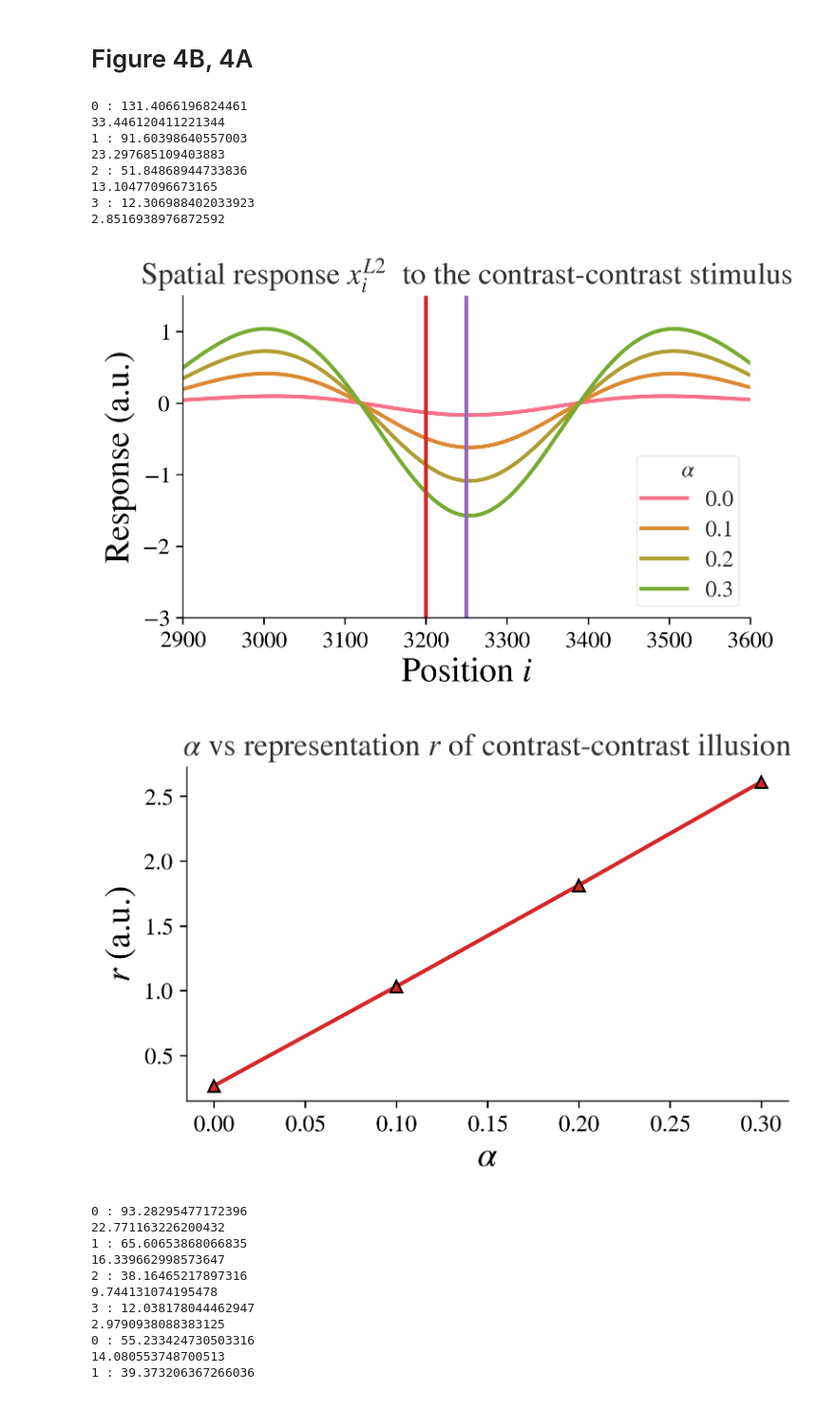
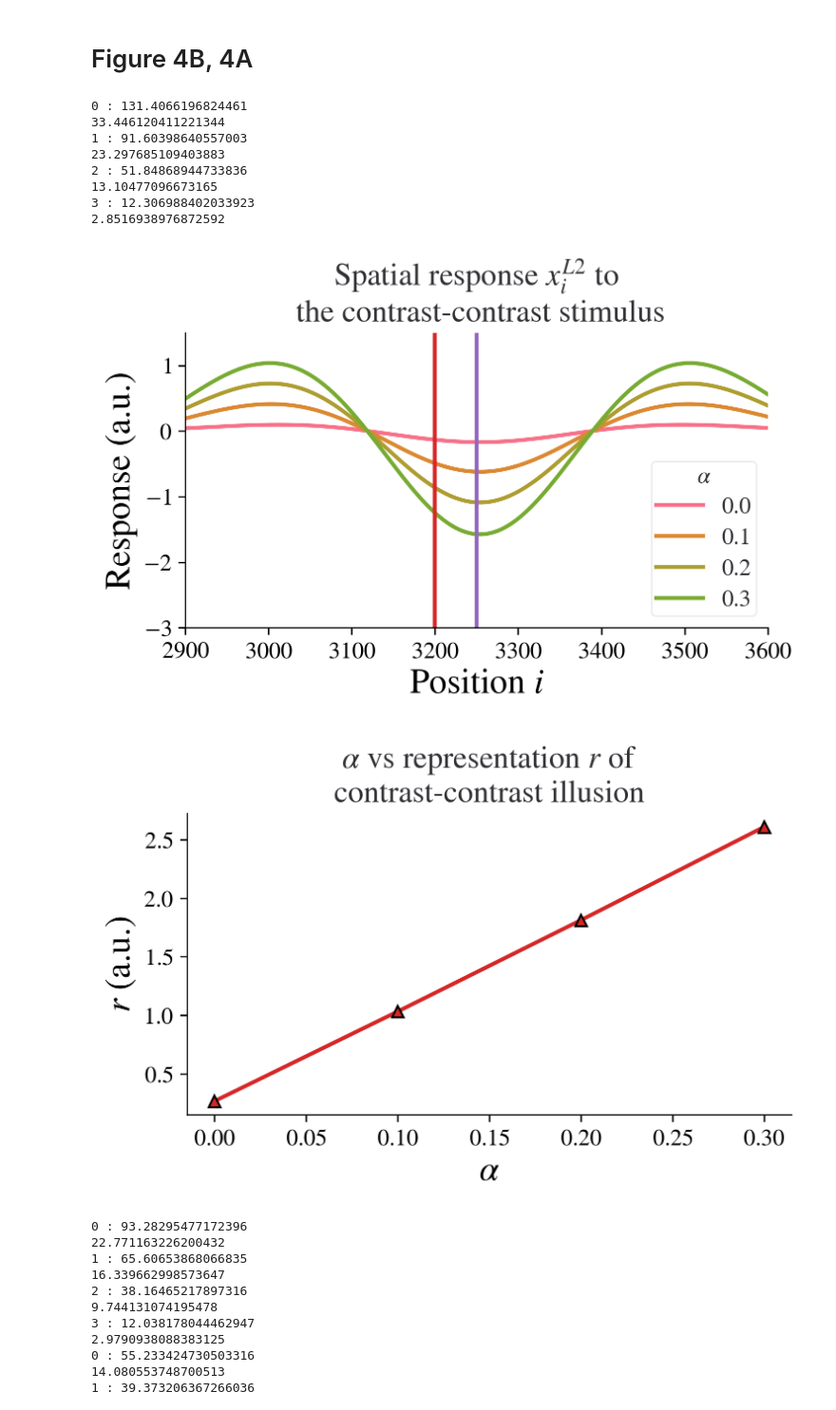
Before and after one commit to JiatingZhu/2LMotifVisNet, a Jupyter notebook: Simulation/contrast_part1.ipynb, the cells around one changed output. Shown at 95% size. Saved outputs shown, nothing was run; the diff lists cells and outputs as text; code cells hidden in the pictures.

```diff
--- a/Simulation/contrast_part1.ipynb
+++ b/Simulation/contrast_part1.ipynb
@@ -718,7 +718,7 @@ for i in range(len(alpha_list)):
 
 plt.xlabel('Position $i$')
 plt.ylabel(r'Response (a.u.)')
-plt.title('Spatial response $x^{L2}_{i}$  to the contrast-contrast stimulus', loc='center',fontsize=16 )
+plt.title('Spatial response $x^{L2}_{i}$ to \n the contrast-contrast stimulus', loc='center',fontsize=16 )
 
 
 plt.axvline(x=mark_pos+50,color='tab:purple')
@@ -732,36 +732,36 @@ plt.xlim(mark_pos-300,mark_pos+400 )
 
 plt.ylim([-3, 1.5])
 plt.tight_layout()
 plt.savefig(os.path.join(fig_save_path , 'cc_al_response.'+'png'), dpi=300)
 with open(os.path.join(fig_save_path , 'cc_al_response.pickle'),'wb') as fid:
     fig = plt.gcf()
     pickle.dump(fig, fid)
 
 plt.figure(figsize=(s1, s2))
 
 plt.plot(alpha_list,alpha_r_list,marker='^',c='tab:red')
 plt.xlabel(r'$\alpha$')
 plt.ylabel(r'$r$ (a.u.)')
 
-plt.title(r'$\alpha$ vs representation $r$ of contrast-contrast illusion ', loc='center',fontsize=16)
+plt.title(r'$\alpha$ vs representation $r$ of' + '\n contrast-contrast illusion ', loc='center',fontsize=16)
 
 
 plt.tight_layout()
 plt.savefig(os.path.join(fig_save_path , 'cc_al_rep.'+'png'), dpi=300)
 with open(os.path.join(fig_save_path , 'cc_al_rep.pickle'),'wb') as fid:
     fig = plt.gcf()
     pickle.dump(fig, fid)
 # %% [output]
 0 : 131.4066196824461
 33.446120411221344
 1 : 91.60398640557003
 23.297685109403883
 2 : 51.84868944733836
 13.10477096673165
 3 : 12.306988402033923
 2.8516938976872592
-[figure, old version]
+[figure, new version]
-[figure, old version]
+[figure, new version]
 # %%
 this_inh_sig_list =[0.25,0.5,0.75,1,1.25,1.5,1.75,2]#,
 this_alpha_list = np.array([0.003,0.002,0.001,0])*a_scale
```
Also changed, not shown: parts of 1 cell of this notebook, 2 other files.
